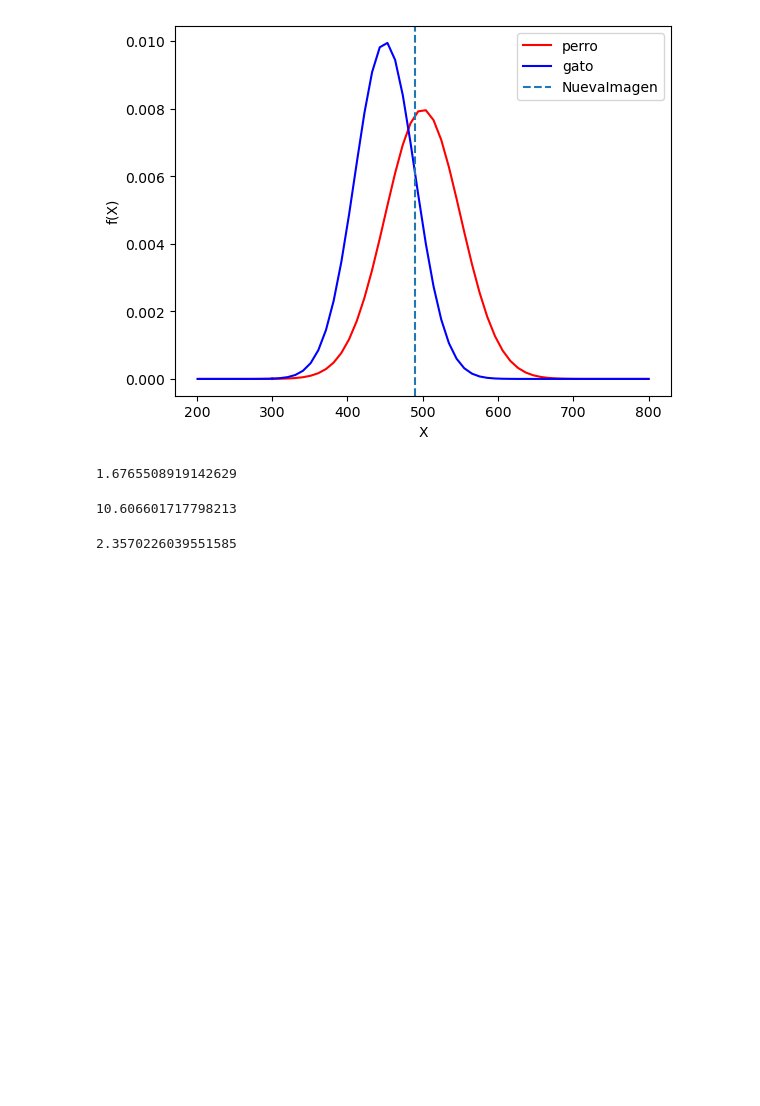
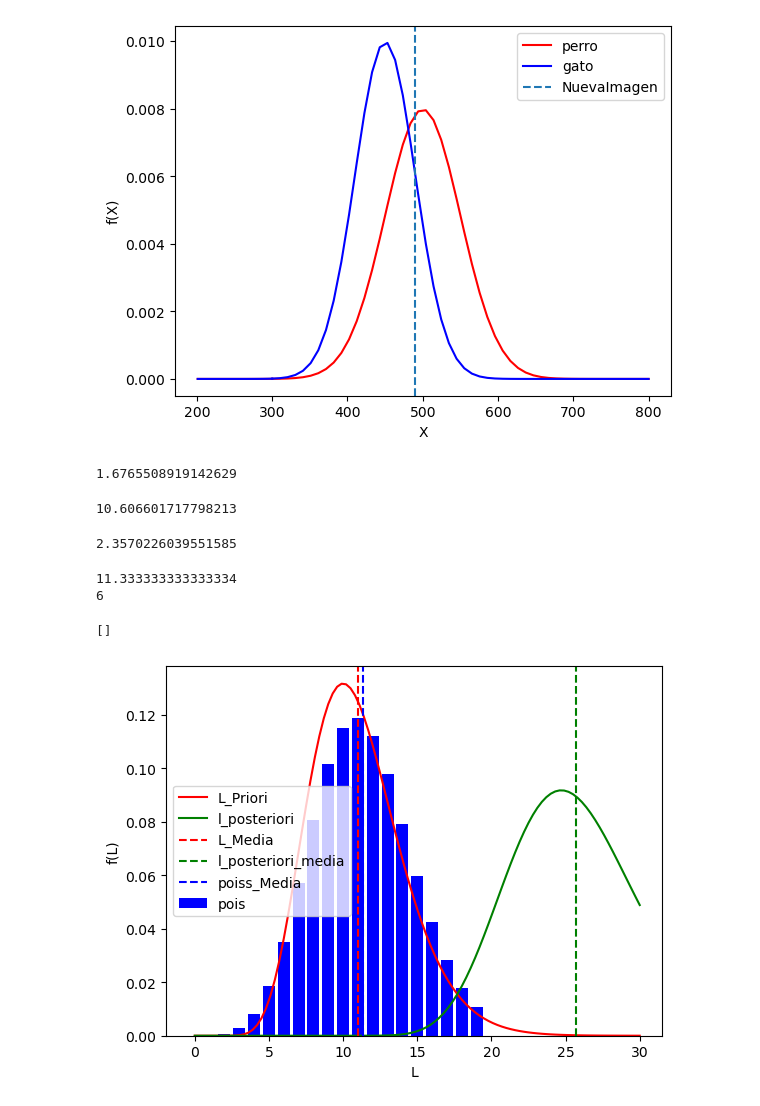
Before and after one commit to juanpsch/CEIA_ProbayEstadistica, a Jupyter notebook: TPs/Examen.ipynb, the cells around one changed output. Cells and saved outputs as stored; diff of their text form; code cells hidden in the pictures; blank space fills up the shorter version.

```diff
--- a/TPs/Examen.ipynb
+++ b/TPs/Examen.ipynb
@@ -49,3 +49,36 @@ np.sqrt(50)*1.5
 (6.5-6)/(1.5/np.sqrt(50))
 # %% [output]
 2.3570226039551585
+# %%
+a, l1 = 10, 1
+l0 = 1
+l_priori = gamma(a,l1)
+
+
+K = np.array([20, 5, 6, 30, 2, 5])
+K_ = K.mean()
+print(K_)
+print(len(K))
+pois = poisson(K_)
+l_posteriori = gamma(a+K.sum()/(len(K)+1), len(K))
+
+X = np.linspace(0, 30, 101)
+Y = np.arange(20)
+plt.plot(X, l_priori.pdf(X), color='r', label='L_Priori')
+plt.plot(X, l_posteriori.pdf(X), color='g', label='l_posteriori')
+plt.bar(Y, pois.pmf(Y), color='b', label='pois')
+
+plt.axvline(l_priori.mean(), color='r', linestyle='--', label='L_Media')
+plt.axvline(l_posteriori.mean(), color='g', linestyle='--', label='l_posteriori_media')
+plt.axvline(pois.mean(), color='b', linestyle='--', label='poiss_Media')
+handles, labels = plt.gca().get_legend_handles_labels()
+by_label = dict(zip(labels, handles))
+plt.legend(by_label.values(), by_label.keys())
+plt.xlabel("L")
+plt.ylabel("f(L)")
+plt.plot()
+# %% [output]
+11.333333333333334
+6
+[]
+[figure, added]
```
Also changed, not shown: parts of 2 cells of this notebook, 1 other file.
